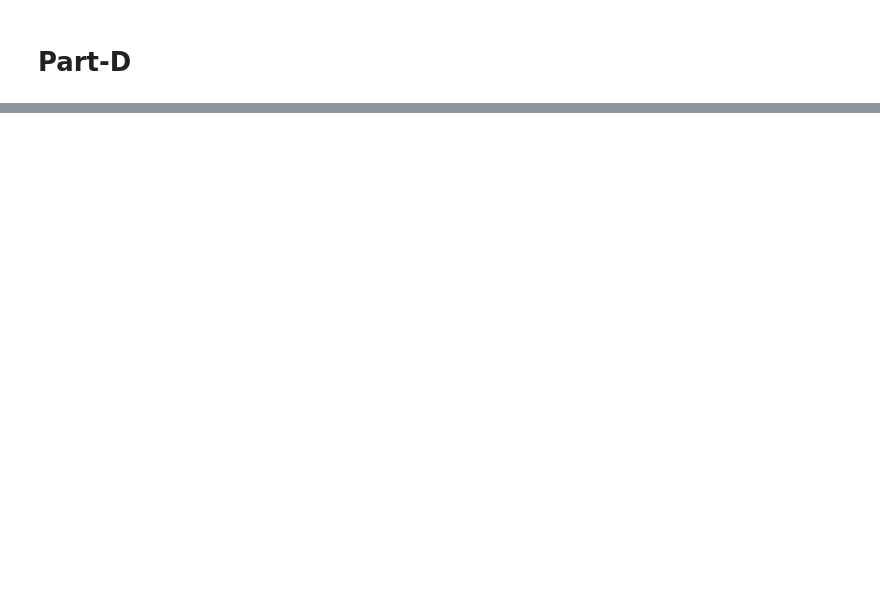
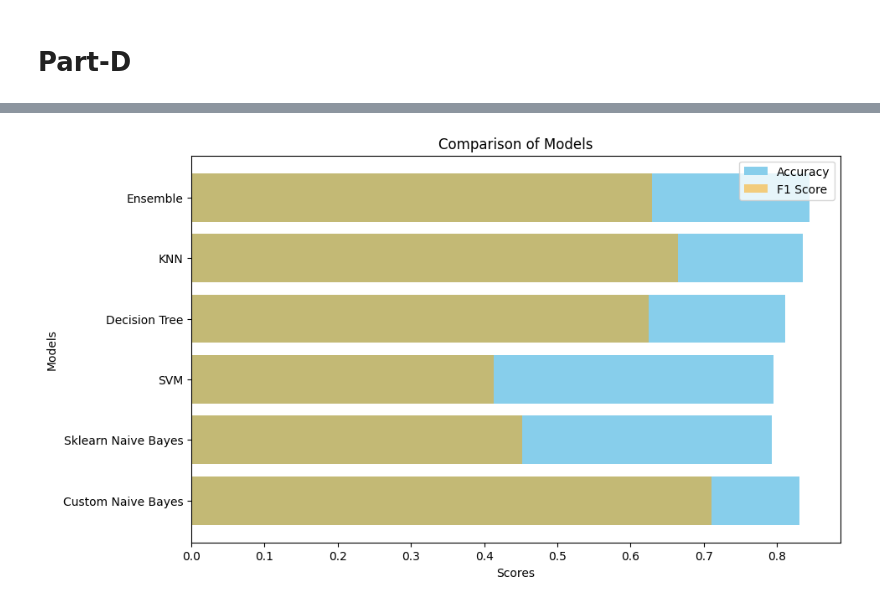
Before and after one commit to sesiii/data_analytics, a Jupyter notebook: Assignment-1/Data_Analytics_A1.ipynb, the cells around one changed output, grey strips where cells are left out. Saved outputs shown, nothing was run; the diff lists cells and outputs as text; code cells hidden in the pictures; blank space fills up the shorter version.

```diff
--- a/Assignment-1/Data_Analytics_A1.ipynb
+++ b/Assignment-1/Data_Analytics_A1.ipynb
@@ -5,7 +5,7 @@ import matplotlib.pyplot as plt
 import seaborn as sns
 import warnings
 # %%
-df=pd.read_csv('/content/Dataset - missing_values-SalaryData_Train.csv')
+df=pd.read_csv('content/Dataset - missing_values-SalaryData_Train.csv')
 # %%
 df.head()
 # %% [output]
@@ -656,3 +656,94 @@ Accuracy of KNN model: 0.8345760360672794
 Accuracy of Custom Naive Bayes model: 0.8304144269117392
 # %% [markdown]
 # Part-D
+# %%
+import numpy as np
+from collections import Counter
+from sklearn.metrics import accuracy_score, f1_score
+
+# Custom function to perform ensemble voting
+def ensemble_predict(X, classifiers):
+    predictions = []
+
+    for classifier in classifiers:
+        y_pred = classifier.predict(X)
+        predictions.append(y_pred)
+
+    # Transpose the predictions to align each instance's predictions from all classifiers
+    predictions = np.array(predictions).T
+
+    # Apply majority voting
+    final_predictions = []
+    for instance_preds in predictions:
+        majority_vote = Counter(instance_preds).most_common(1)[0][0]
+        final_predictions.append(majority_vote)
+
+    return np.array(final_predictions)
+
+# Wrapping the custom Naive Bayes model to fit into the ensemble
+class CustomNaiveBayesWrapper:
+    def predict(self, X):
+        y_pred = []
+        for _, row in X.iterrows():
+            new_data_point = row.to_dict()
+            predicted_class = naive_bayes_predict(df_train, features, target_variable, new_data_point)
+            y_pred.append(predicted_class)
+        return np.array(y_pred)
+
+custom_nb = CustomNaiveBayesWrapper()
+
+# Train sklearn models
+svm = SVC()
+dt = DecisionTreeClassifier()
+knn = KNeighborsClassifier()
+
+svm.fit(X_train, y_train)
+dt.fit(X_train, y_train)
+knn.fit(X_train, y_train)
+
+# Create a list of all classifiers
+classifiers = [svm, dt, knn, custom_nb]
+
+# Use the ensemble model to predict on the test set
+y_pred_ensemble = ensemble_predict(X_test, classifiers)
+
+# Evaluate the ensemble model
+accuracy_ensemble = accuracy_score(y_test, y_pred_ensemble)
+f1_score_ensemble = f1_score(y_test, y_pred_ensemble)
+
+print(f"Accuracy of Ensemble model: {accuracy_ensemble}")
+print(f"F1 Score of Ensemble model: {f1_score_ensemble}")
+
+# Collect all model accuracies and F1 scores for comparison
+accuracy_custom = accuracy  # Accuracy of custom Naive Bayes from Part B
+f1_score_custom = f1_score(y_test, y_pred)  # F1 score for custom Naive Bayes
+
+accuracy_gnb = accuracy_score(y_test, y_pred_gnb)
+f1_score_gnb = f1_score(y_test, y_pred_gnb)
+
+accuracy_svm = accuracy_score(y_test, y_pred_svm)
+f1_score_svm = f1_score(y_test, y_pred_svm)
+
+accuracy_dt = accuracy_score(y_test, y_pred_dt)
+f1_score_dt = f1_score(y_test, y_pred_dt)
+
+accuracy_knn = accuracy_score(y_test, y_pred_knn)
+f1_score_knn = f1_score(y_test, y_pred_knn)
+
+# Model names and their corresponding accuracies and F1 scores
+model_names = ['Custom Naive Bayes', 'Sklearn Naive Bayes', 'SVM', 'Decision Tree', 'KNN', 'Ensemble']
+accuracies = [accuracy_custom, accuracy_gnb, accuracy_svm, accuracy_dt, accuracy_knn, accuracy_ensemble]
+f1_scores = [f1_score_custom, f1_score_gnb, f1_score_svm, f1_score_dt, f1_score_knn, f1_score_ensemble]
+
+# Plotting the comparison
+import matplotlib.pyplot as plt
+
+plt.figure(figsize=(10, 6))
+plt.barh(model_names, accuracies, color='skyblue', label='Accuracy')
+plt.barh(model_names, f1_scores, color='orange', alpha=0.5, label='F1 Score')
+plt.xlabel('Scores')
+plt.ylabel('Models')
+plt.title('Comparison of Models')
+plt.legend()
+plt.show()
+# %% [output]
@@ -658,0 +752 @@ Accuracy of Custom Naive Bayes model: 0.8304144269117392
+[figure, added]
```
Also changed, not shown: parts of 2 cells of this notebook, 1 other file.
